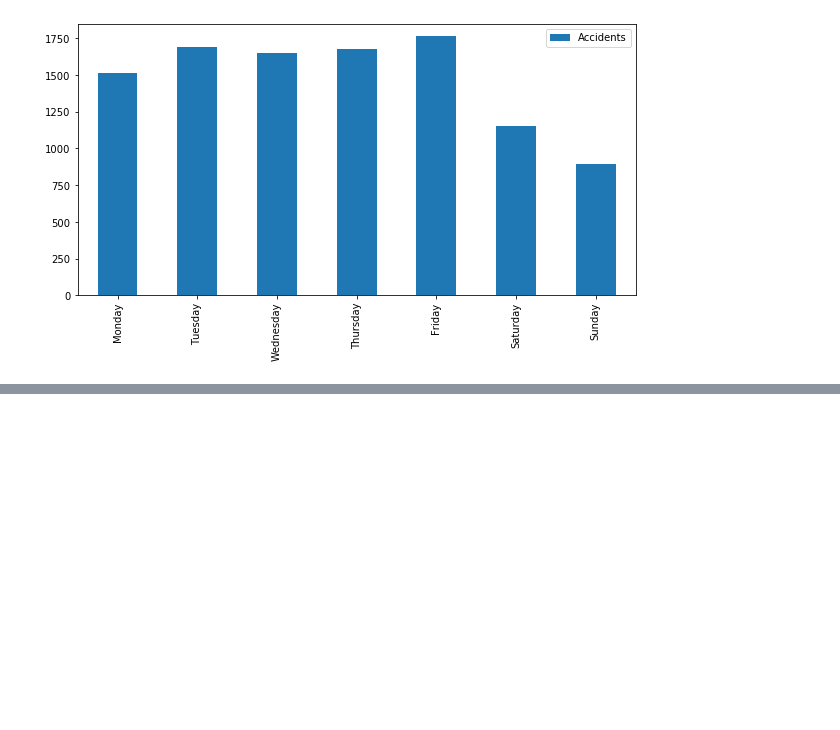
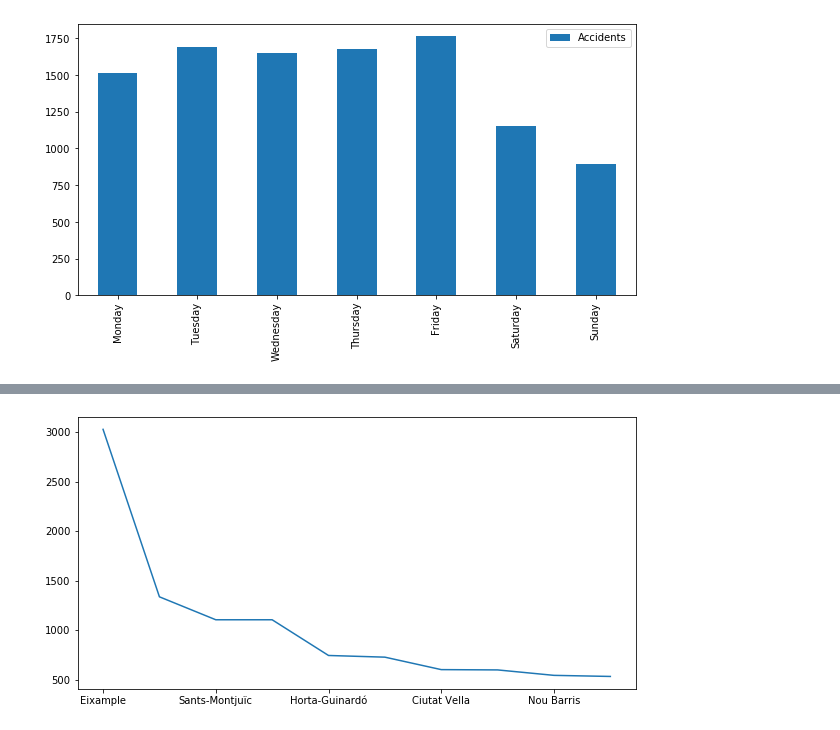
Before and after one commit to JosepBC/Barcelona-visualization, a Jupyter notebook: barcelona.ipynb, the cells around one changed output, grey strips where cells are left out. Drawn from its saved outputs; the diff is of its cells as text; code cells hidden in the pictures; blank space fills up the shorter version.

```diff
--- a/barcelona.ipynb
+++ b/barcelona.ipynb
@@ -46,0 +82,4 @@ plt.show()
+# %%
+district = df["District Name"].value_counts()
+district = district.drop("Unknown", axis=0)
+district
@@ -46,0 +98,6 @@ plt.show()
+# %%
+district.plot(kind='line', figsize=(10, 5))
+# plt.savefig("plots/district_name")
+plt.show()
+# %% [output]
+[figure, added]
```
Also changed, not shown: parts of 6 cells of this notebook.
